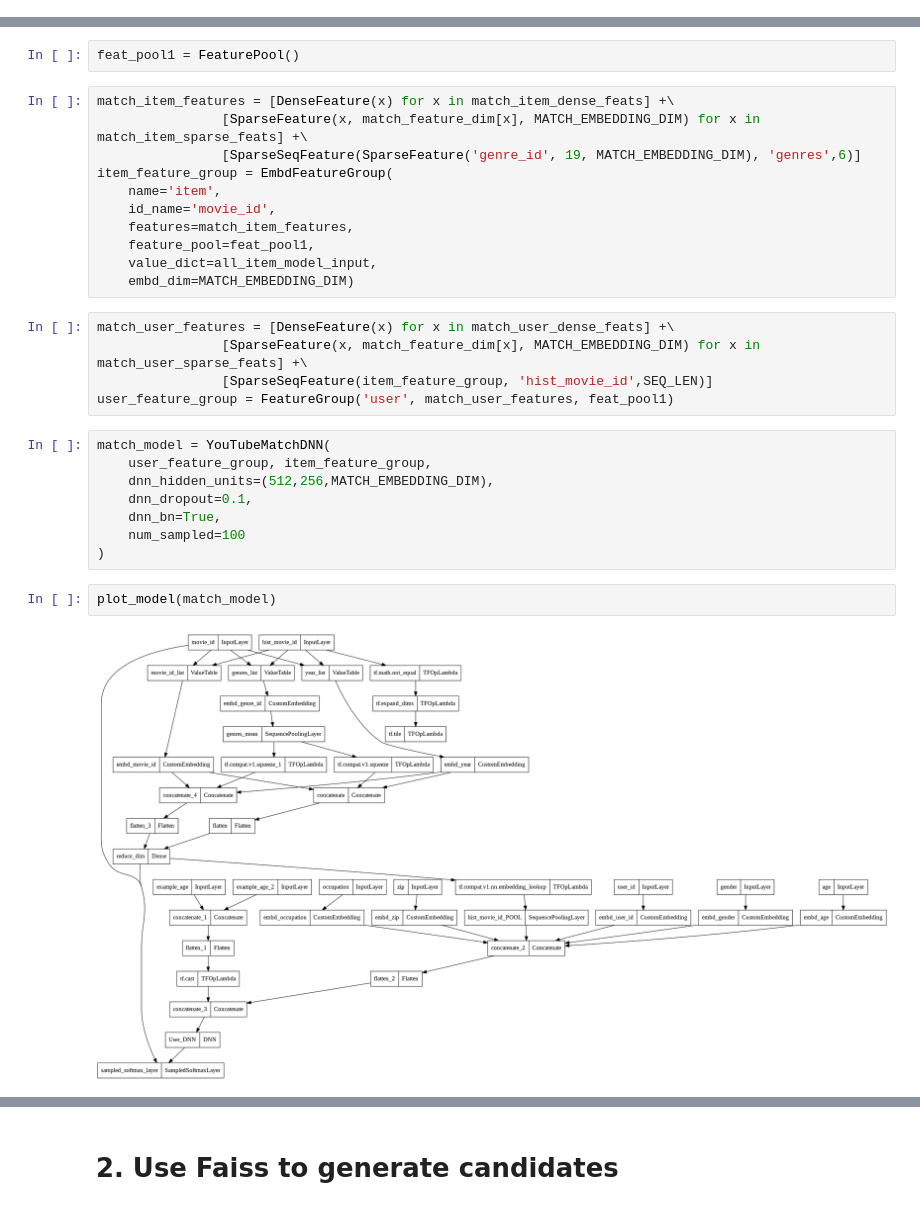
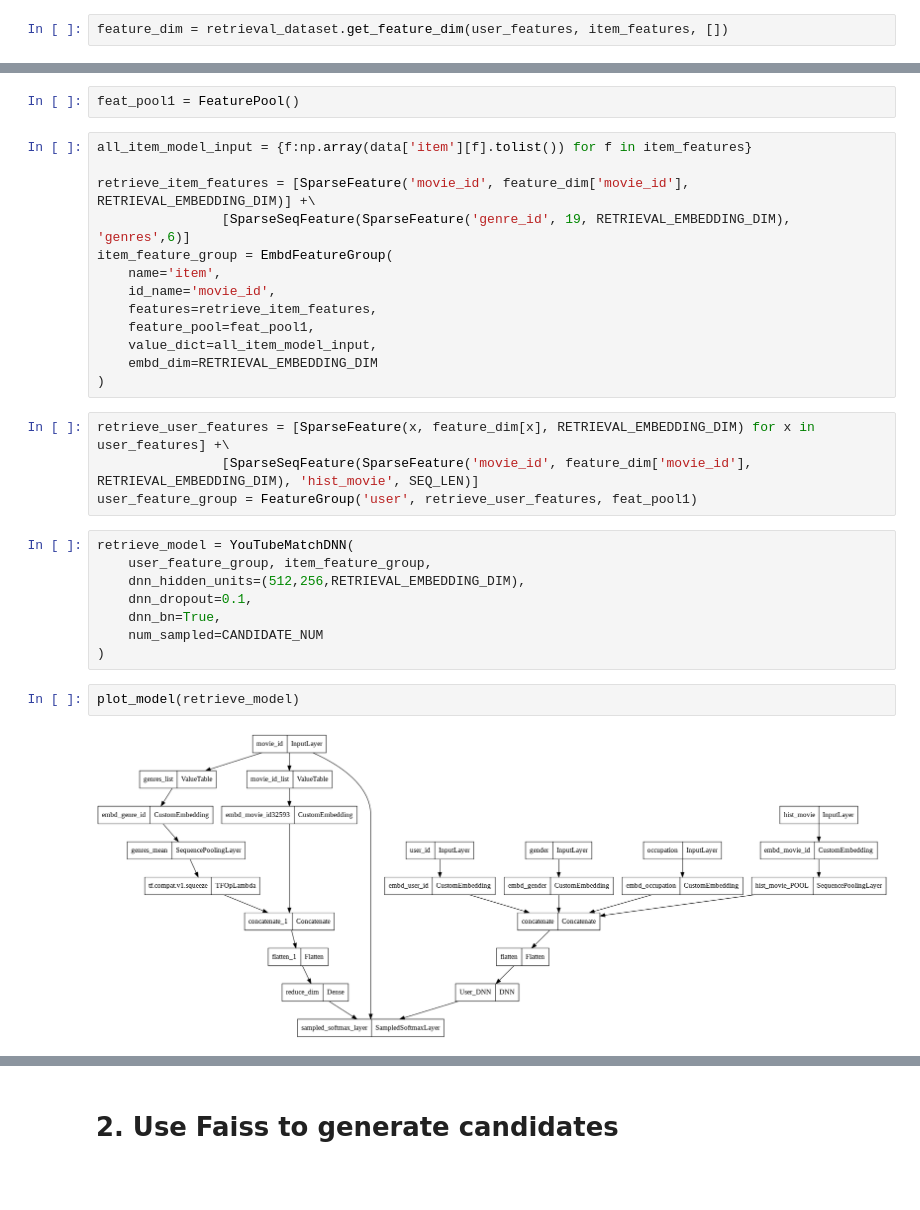
Before and after one commit to Wp-Zhang/HandyRec, a Jupyter notebook: examples/DIN.ipynb, the cells around one changed output, grey strips where cells are left out. Cells and saved outputs as stored; diff of their text form; blank space fills up the shorter version.

Commit message:
:sparkles: update notebook examples after refactoring data module

```diff
--- a/examples/DIN.ipynb
+++ b/examples/DIN.ipynb
@@ -97 +120,3 @@ match_feature_dim = match_dh.get_feature_dim(data, match_user_features, match_mo
+# %%
+feature_dim = retrieval_dataset.get_feature_dim(user_features, item_features, [])
 # %% [markdown]
@@ -110,31 +124,32 @@ all_item_model_input = {f:np.array(data['item'][f].tolist()) for f in match_movi
 # %%
 feat_pool1 = FeaturePool()
 # %%
-match_item_features = [DenseFeature(x) for x in match_item_dense_feats] +\
-                [SparseFeature(x, match_feature_dim[x], MATCH_EMBEDDING_DIM) for x in match_item_sparse_feats] +\
-                [SparseSeqFeature(SparseFeature('genre_id', 19, MATCH_EMBEDDING_DIM), 'genres',6)]
+all_item_model_input = {f:np.array(data['item'][f].tolist()) for f in item_features}
+
+retrieve_item_features = [SparseFeature('movie_id', feature_dim['movie_id'], RETRIEVAL_EMBEDDING_DIM)] +\
+                [SparseSeqFeature(SparseFeature('genre_id', 19, RETRIEVAL_EMBEDDING_DIM), 'genres',6)]
 item_feature_group = EmbdFeatureGroup(
     name='item',
     id_name='movie_id',
-    features=match_item_features,
+    features=retrieve_item_features,
     feature_pool=feat_pool1,
     value_dict=all_item_model_input,
-    embd_dim=MATCH_EMBEDDING_DIM)
+    embd_dim=RETRIEVAL_EMBEDDING_DIM
+)
-# %%
-match_user_features = [DenseFeature(x) for x in match_user_dense_feats] +\
-                [SparseFeature(x, match_feature_dim[x], MATCH_EMBEDDING_DIM) for x in match_user_sparse_feats] +\
-                [SparseSeqFeature(item_feature_group, 'hist_movie_id',SEQ_LEN)]
-user_feature_group = FeatureGroup('user', match_user_features, feat_pool1)
+# %%
+retrieve_user_features = [SparseFeature(x, feature_dim[x], RETRIEVAL_EMBEDDING_DIM) for x in user_features] +\
+                [SparseSeqFeature(SparseFeature('movie_id', feature_dim['movie_id'], RETRIEVAL_EMBEDDING_DIM), 'hist_movie', SEQ_LEN)]
+user_feature_group = FeatureGroup('user', retrieve_user_features, feat_pool1)
 # %%
-match_model = YouTubeMatchDNN(
+retrieve_model = YouTubeMatchDNN(
     user_feature_group, item_feature_group,
-    dnn_hidden_units=(512,256,MATCH_EMBEDDING_DIM),
+    dnn_hidden_units=(512,256,RETRIEVAL_EMBEDDING_DIM),
     dnn_dropout=0.1,
     dnn_bn=True,
-    num_sampled=100
+    num_sampled=CANDIDATE_NUM
 )
 # %%
-plot_model(match_model)
+plot_model(retrieve_model)
 # %% [output]
-[figure, old version]
+[figure, new version]
 # %%
```
Also changed, not shown: parts of 49 cells of this notebook, 6 other files.
